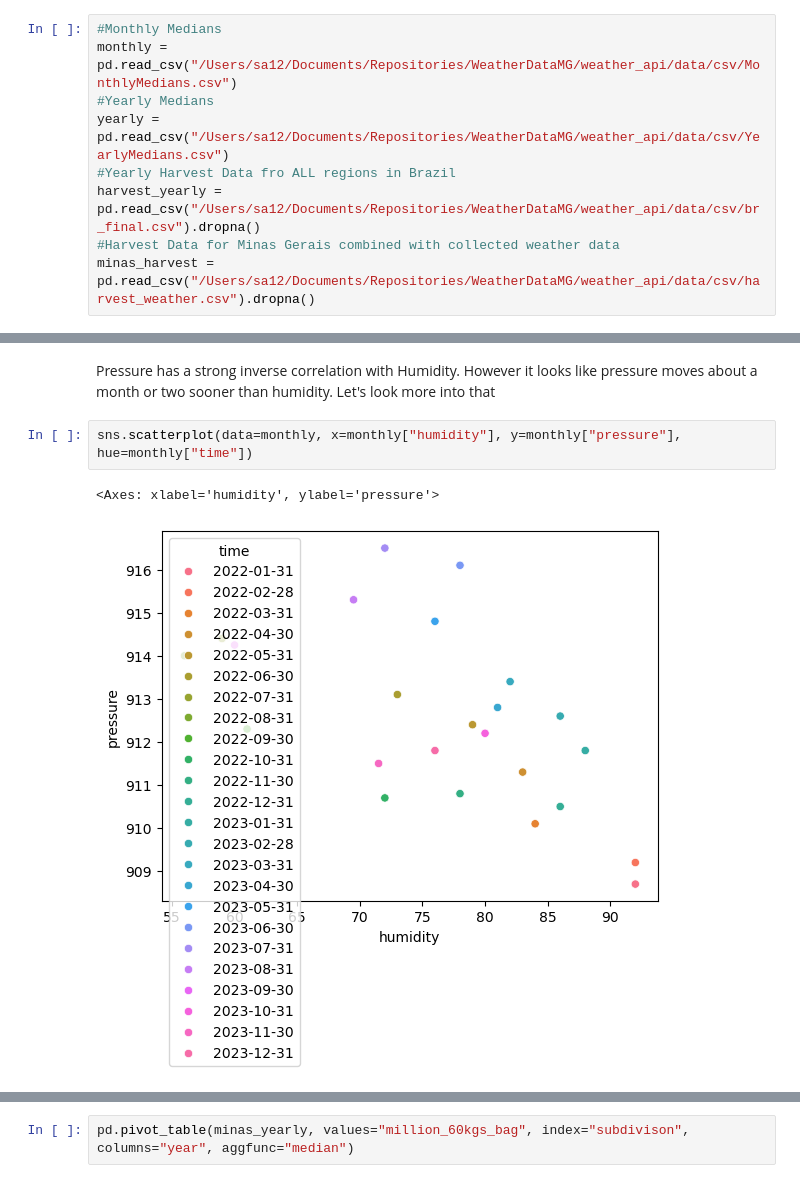
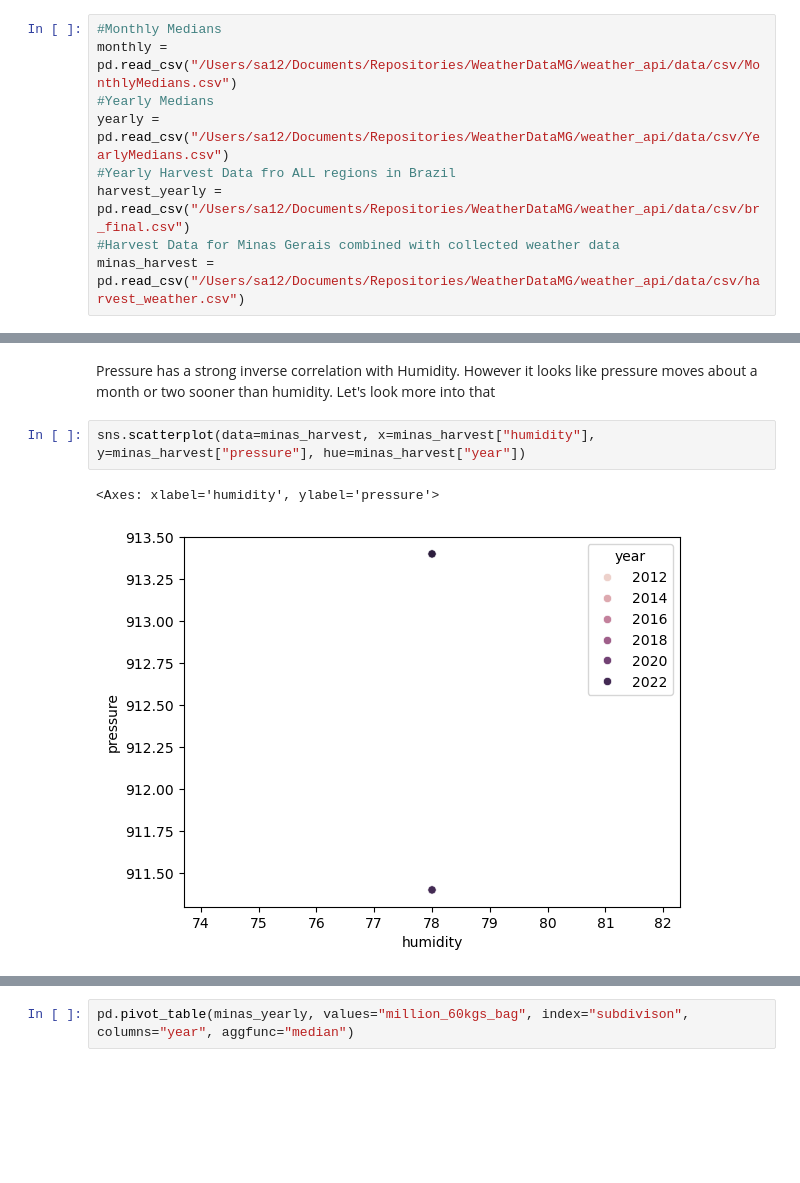
Before and after one commit to theslater11/WeatherDataMG, a Jupyter notebook: weather_api/notebooks/explore_weather.ipynb, the cells around one changed output, grey strips where cells are left out. Cells and saved outputs as stored; diff of their text form; blank space fills up the shorter version.

```diff
--- a/weather_api/notebooks/explore_weather.ipynb
+++ b/weather_api/notebooks/explore_weather.ipynb
@@ -11,9 +11,9 @@ monthly = pd.read_csv("/Users/sa12/Documents/Repositories/WeatherDataMG/weather_
 #Yearly Medians
 yearly = pd.read_csv("/Users/sa12/Documents/Repositories/WeatherDataMG/weather_api/data/csv/YearlyMedians.csv")
 #Yearly Harvest Data fro ALL regions in Brazil
-harvest_yearly = pd.read_csv("/Users/sa12/Documents/Repositories/WeatherDataMG/weather_api/data/csv/br_final.csv").dropna()
+harvest_yearly = pd.read_csv("/Users/sa12/Documents/Repositories/WeatherDataMG/weather_api/data/csv/br_final.csv")
 #Harvest Data for Minas Gerais combined with collected weather data
-minas_harvest = pd.read_csv("/Users/sa12/Documents/Repositories/WeatherDataMG/weather_api/data/csv/harvest_weather.csv").dropna()
+minas_harvest = pd.read_csv("/Users/sa12/Documents/Repositories/WeatherDataMG/weather_api/data/csv/harvest_weather.csv")
 # %% [markdown]
 ### How have harvest outcomes changed for Minas Gerais throughout the years?
 # %%
@@ -127,7 +117,7 @@ sns.lineplot(monthly["pressure"])
 # %% [markdown]
 Pressure has a strong inverse correlation with Humidity. However it looks like pressure moves about a month or two sooner than humidity. Let's look more into that
 # %%
-sns.scatterplot(data=monthly, x=monthly["humidity"], y=monthly["pressure"], hue=monthly["time"])
+sns.scatterplot(data=minas_harvest, x=minas_harvest["humidity"], y=minas_harvest["pressure"], hue=minas_harvest["year"])
 # %% [output]
 <Axes: xlabel='humidity', ylabel='pressure'>
-[figure, old version]
+[figure, new version]
```
Also changed, not shown: parts of 11 cells of this notebook, 1 other file.
